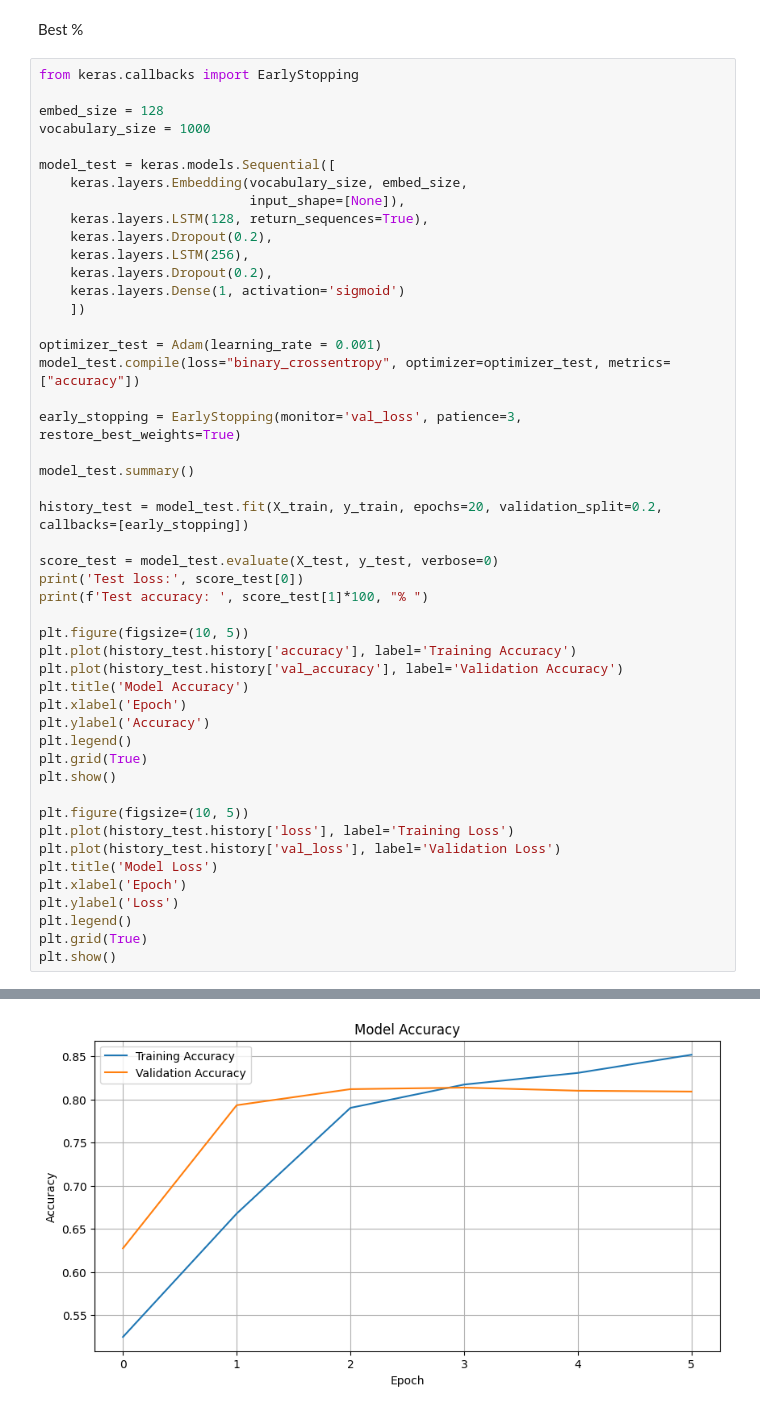
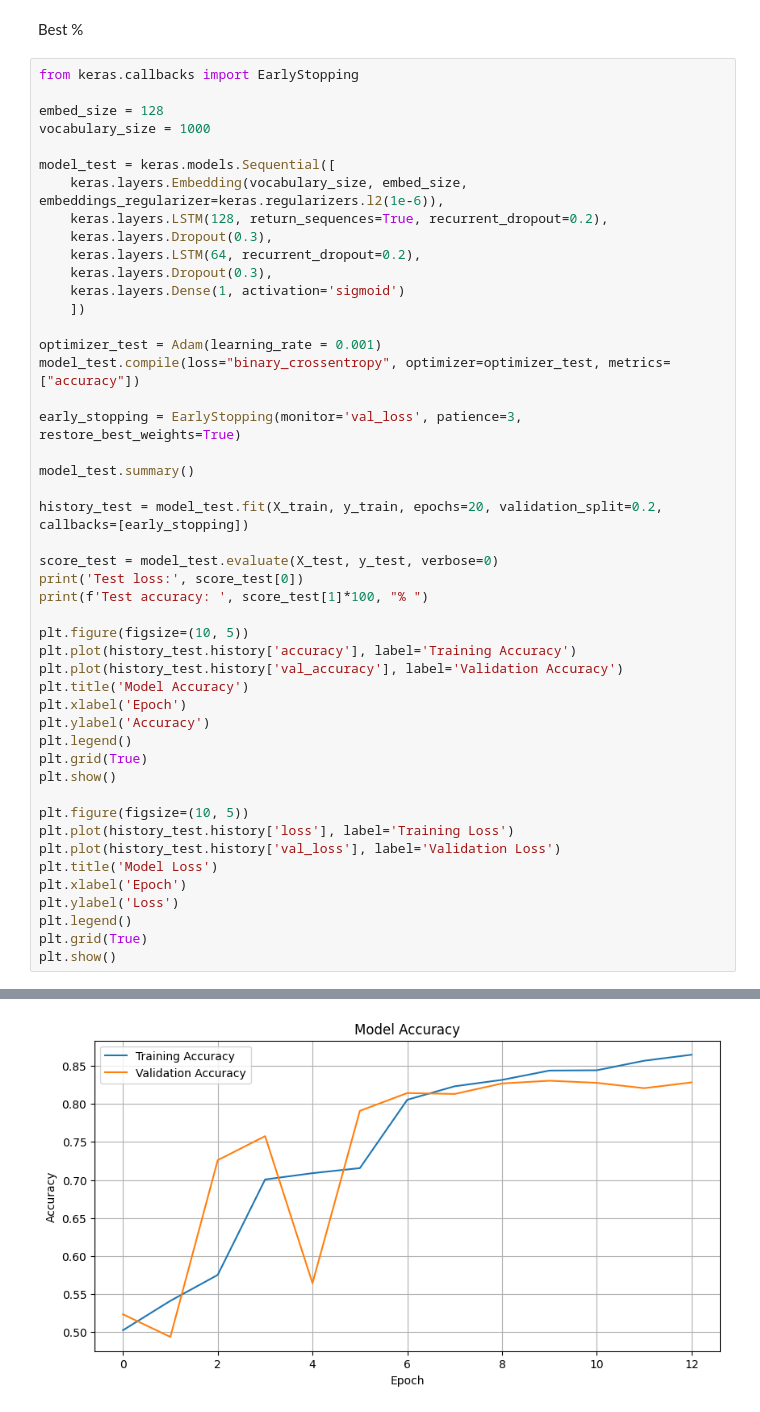
Before and after one commit to janosv246/MPA-MLF, a Jupyter notebook: Lab_08/Ex_08.ipynb, the cells around one changed output, grey strips where cells are left out. Cells and saved outputs as stored; diff of their text form.

```diff
--- a/Lab_08/Ex_08.ipynb
+++ b/Lab_08/Ex_08.ipynb
@@ -346,12 +346,11 @@ embed_size = 128
 vocabulary_size = 1000
 
 model_test = keras.models.Sequential([
-    keras.layers.Embedding(vocabulary_size, embed_size,
-                           input_shape=[None]),
-    keras.layers.LSTM(128, return_sequences=True),
-    keras.layers.Dropout(0.2),
-    keras.layers.LSTM(256),
-    keras.layers.Dropout(0.2),
+    keras.layers.Embedding(vocabulary_size, embed_size, embeddings_regularizer=keras.regularizers.l2(1e-6)),
+    keras.layers.LSTM(128, return_sequences=True, recurrent_dropout=0.2),
+    keras.layers.Dropout(0.3),
+    keras.layers.LSTM(64, recurrent_dropout=0.2),
+    keras.layers.Dropout(0.3),
     keras.layers.Dense(1, activation='sigmoid')
     ])
 
@@ -424 +426 @@ Test accuracy:  81.31999969482422 %
-[figure, old version]
+[figure, new version]
```
Also changed, not shown: parts of 1 cell of this notebook.
